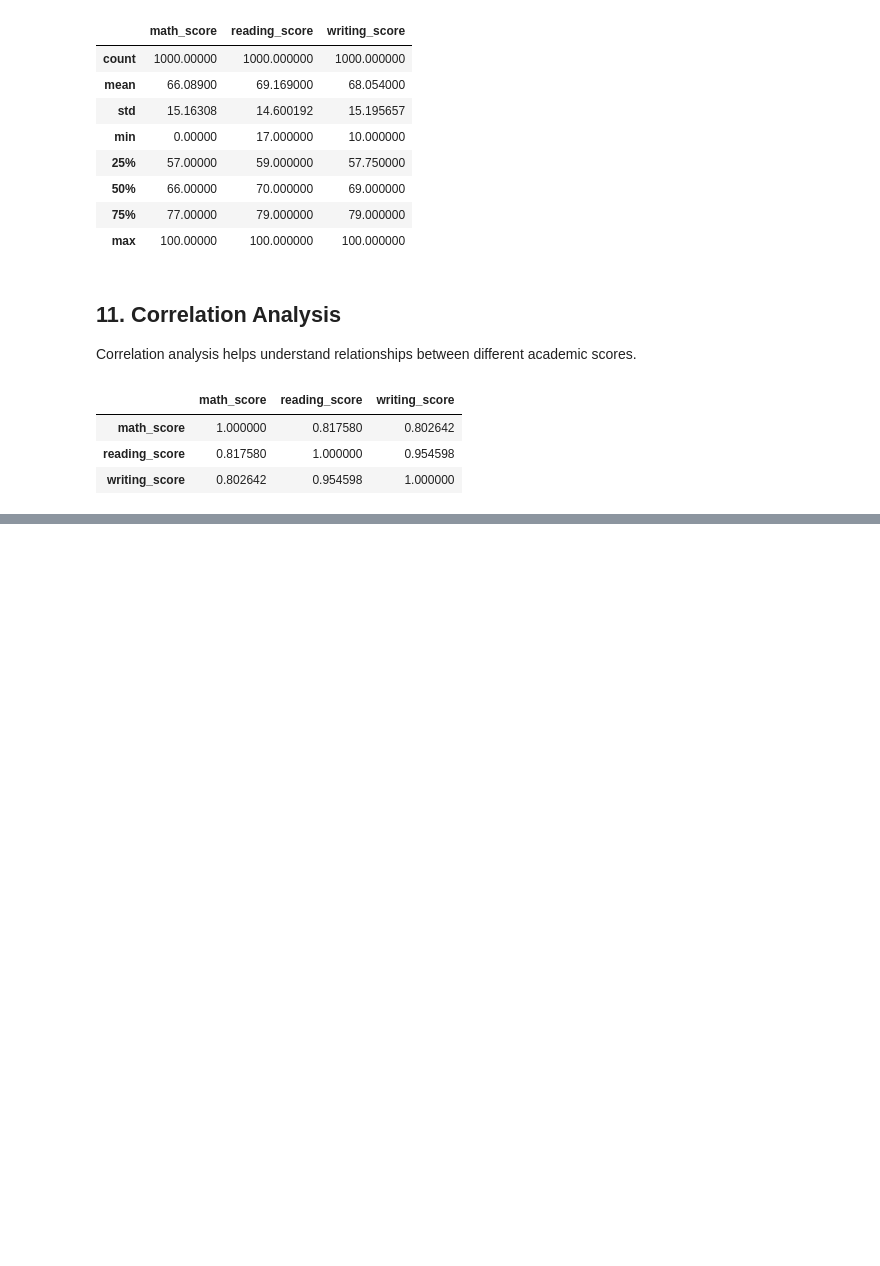
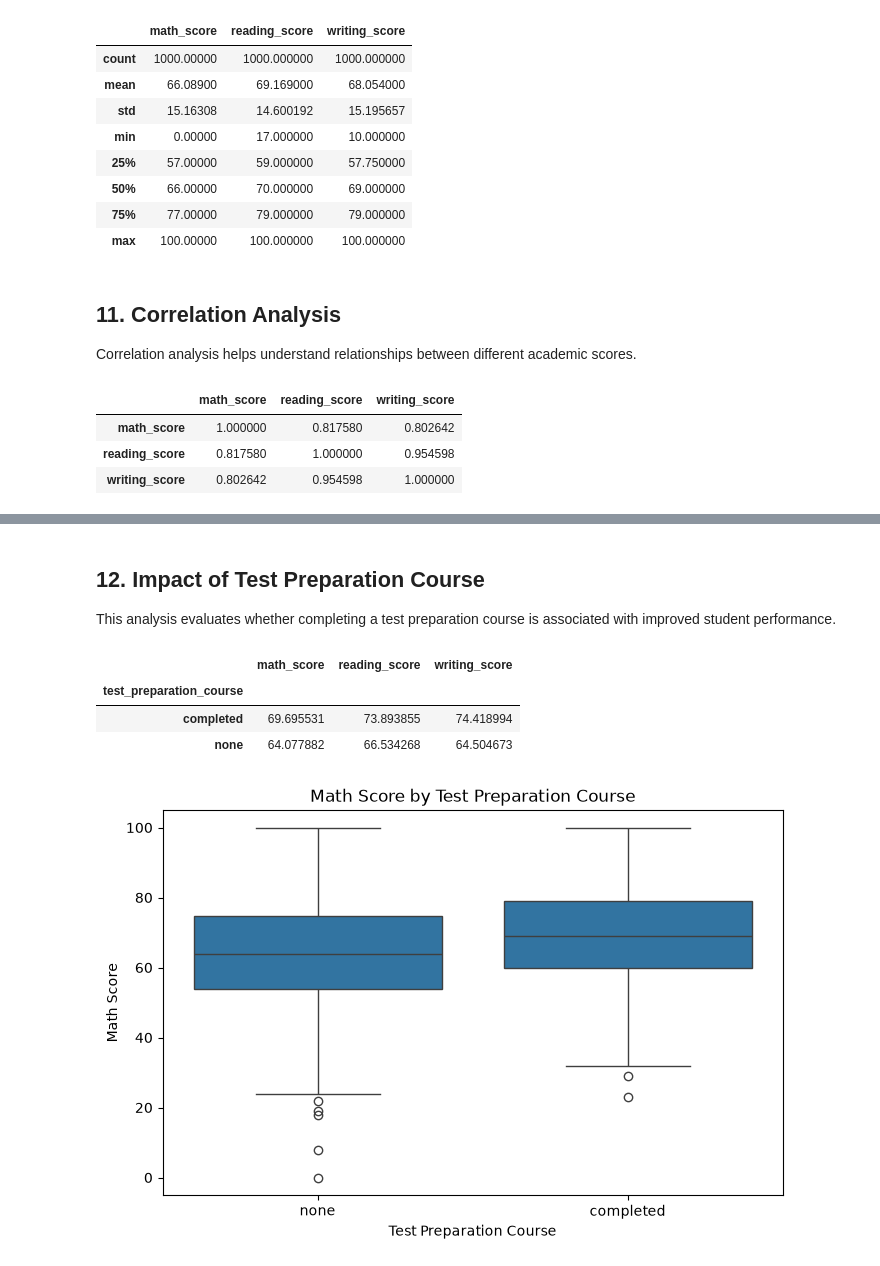
Before and after one commit to heydhwani/Assignment_1, a Jupyter notebook: notebooks/student_analysis.ipynb, the cells around one changed output, grey strips where cells are left out. Drawn from its saved outputs; the diff is of its cells as text; code cells hidden in the pictures; blank space fills up the shorter version.

```diff
--- a/notebooks/student_analysis.ipynb
+++ b/notebooks/student_analysis.ipynb
@@ -210,0 +225,33 @@ correlation_matrix
+# %% [markdown]
+## 12. Impact of Test Preparation Course
+
+This analysis evaluates whether completing a test preparation course is associated with improved student performance.
+# %%
+score_columns = [
+    "math_score",
+    "reading_score",
+    "writing_score"
+]
+
+df.groupby("test_preparation_course")[score_columns].mean()
+# %% [output]
+|  | math_score | reading_score | writing_score |
+| test_preparation_course |  |  |  |
+| completed | 69.695531 | 73.893855 | 74.418994 |
+| none | 64.077882 | 66.534268 | 64.504673 |
+# %%
+plt.figure(figsize=(8, 5))
+
+sns.boxplot(
+    x="test_preparation_course",
+    y="math_score",
+    data=df
+)
+
+plt.title("Math Score by Test Preparation Course")
+plt.xlabel("Test Preparation Course")
+plt.ylabel("Math Score")
+
+plt.show()
+# %% [output]
+[figure, added]
```
Also changed, not shown: parts of 2 cells of this notebook.
